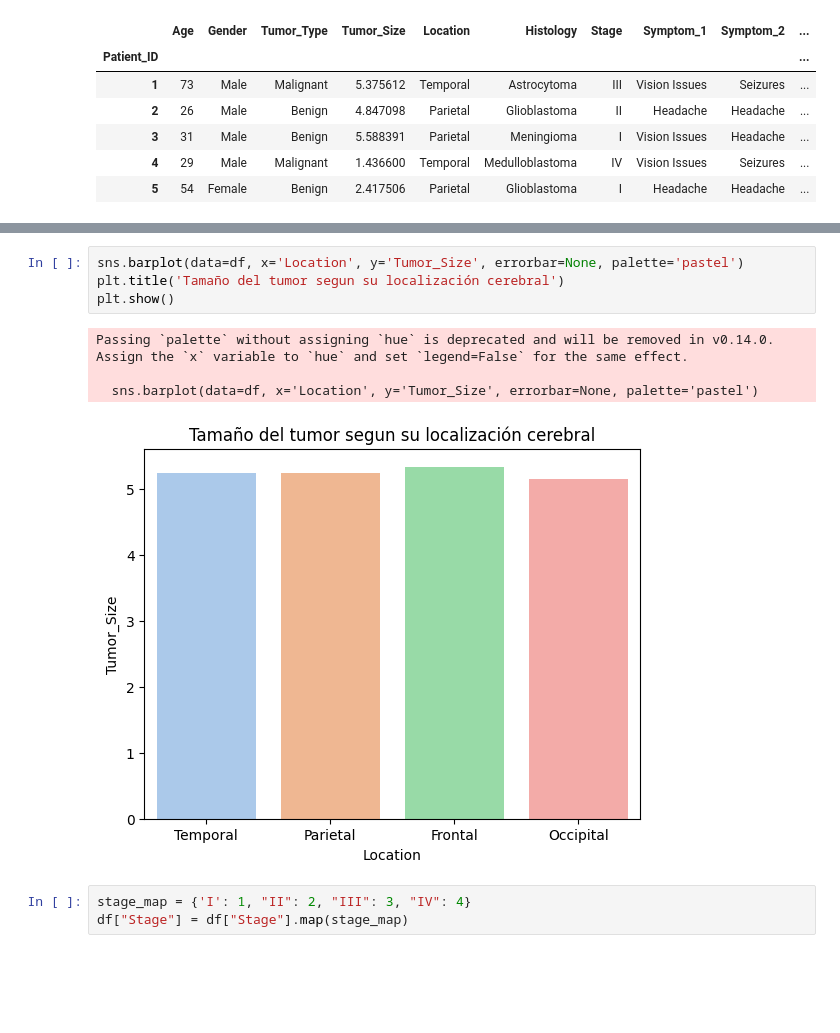
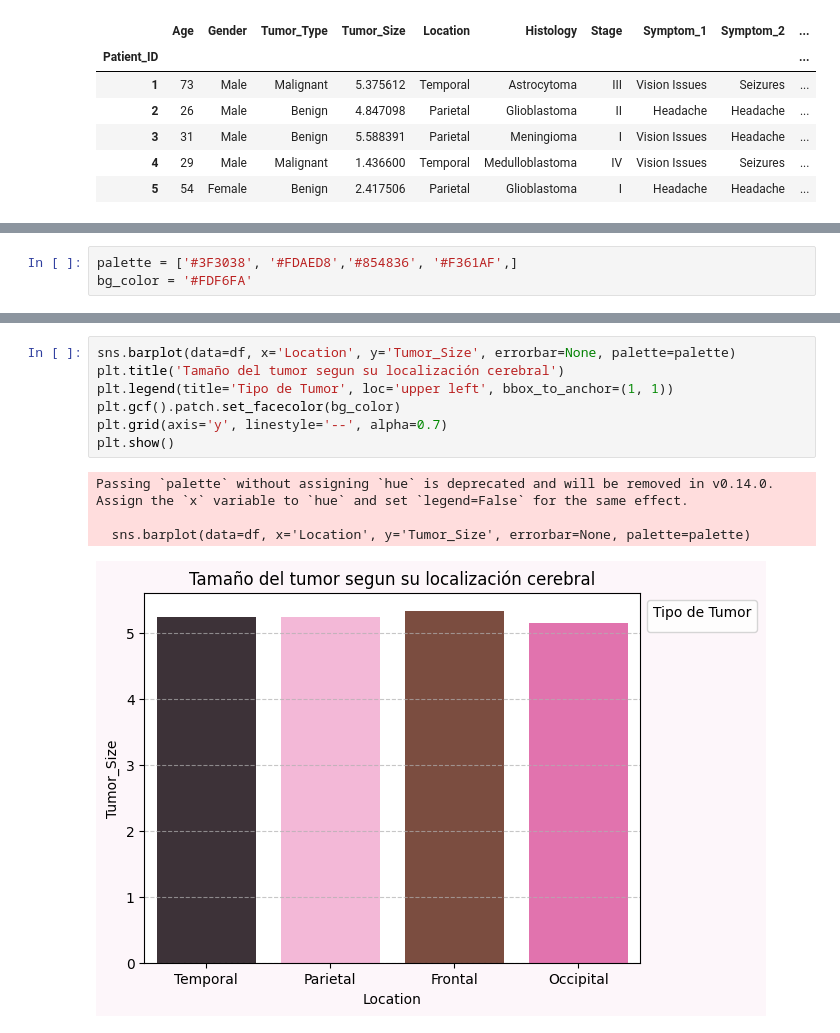
Before and after one commit to Federico-Vichachi/brain-tumor-analysis, a Jupyter notebook: notebooks/02_exploratory_data_analysis.ipynb, the cells around one changed output, grey strips where cells are left out. Drawn from its saved outputs; the diff is of its cells as text; blank space fills up the shorter version.

Commit message:
defines a color palette for the charts

```diff
--- a/notebooks/02_exploratory_data_analysis.ipynb
+++ b/notebooks/02_exploratory_data_analysis.ipynb
@@ -17,0 +29,3 @@ df.head()
+# %%
+palette = ['#3F3038', '#FDAED8','#854836', '#F361AF',]
+bg_color = '#FDF6FA'
@@ -66,13 +85,13 @@ plt.show()
 # %%
-sns.barplot(data=df, x='Location', y='Tumor_Size', errorbar=None, palette='pastel')
+sns.barplot(data=df, x='Location', y='Tumor_Size', errorbar=None, palette=palette)
 plt.title('Tamaño del tumor segun su localización cerebral')
+plt.legend(title='Tipo de Tumor', loc='upper left', bbox_to_anchor=(1, 1))
+plt.gcf().patch.set_facecolor(bg_color)
+plt.grid(axis='y', linestyle='--', alpha=0.7)
 plt.show()
 # %% [output]
 Passing `palette` without assigning `hue` is deprecated and will be removed in v0.14.0. Assign the `x` variable to `hue` and set `legend=False` for the same effect.
 
-  sns.barplot(data=df, x='Location', y='Tumor_Size', errorbar=None, palette='pastel')
+  sns.barplot(data=df, x='Location', y='Tumor_Size', errorbar=None, palette=palette)
-[figure, old version]
+[figure, new version]
-# %%
-stage_map = {'I': 1, "II": 2, "III": 3, "IV": 4}
-df["Stage"] = df["Stage"].map(stage_map)
 # %%
```
Also changed, not shown: parts of 13 cells of this notebook.
